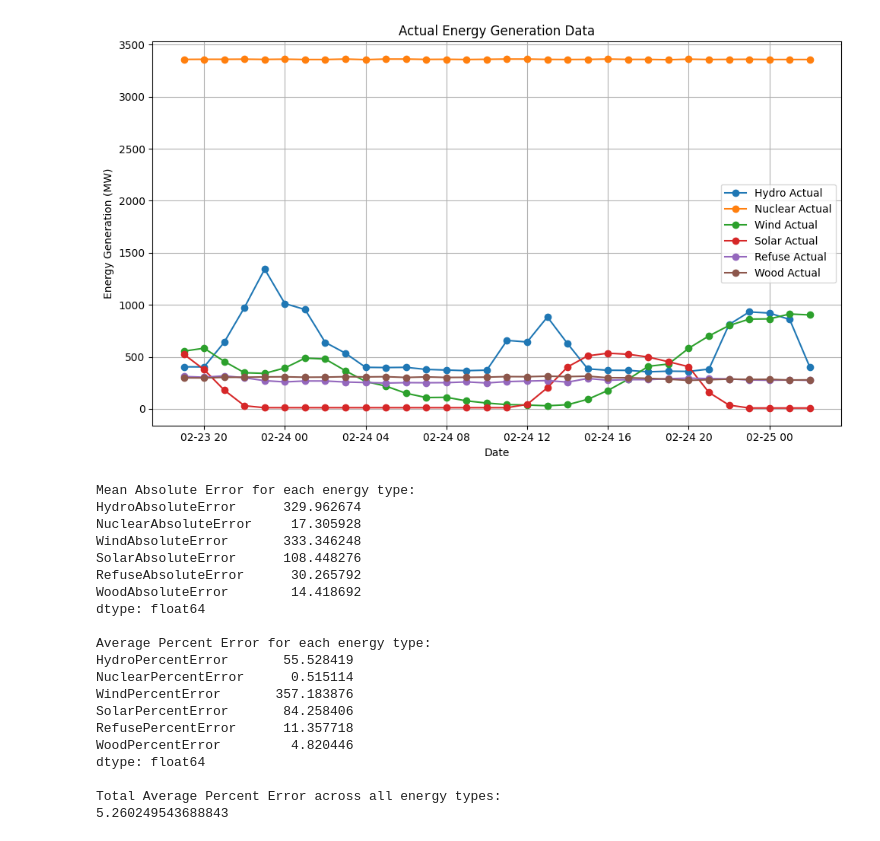
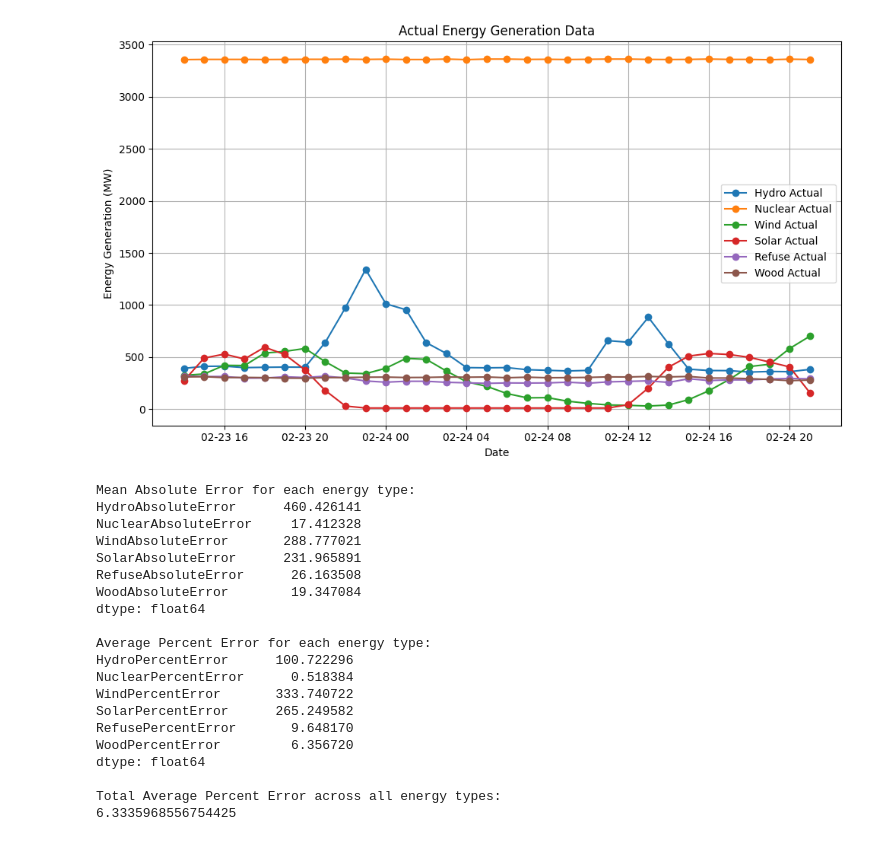
Before and after one commit to MatGBU/Senior-project, a Jupyter notebook: Working_Models/model_evaluator.ipynb, the cells around one changed output. Cells and saved outputs as stored; diff of their text form; code cells hidden in the pictures.

```diff
--- a/Working_Models/model_evaluator.ipynb
+++ b/Working_Models/model_evaluator.ipynb
@@ -13,7 +13,7 @@ results = []
 trainingdata = pd.read_csv('/Users/dltc2020/Documents/Senior-project/AutoCombine.csv')
 trainingdata['BeginDate'] = pd.to_datetime(trainingdata['BeginDate']).dt.tz_localize(None)
 output_df = pd.read_csv('/Users/dltc2020/Documents/Senior-project/energy_predictions_2025-02-24.csv')
-output_df['BeginDate'] = pd.to_datetime(output_df['BeginDate']).dt.tz_localize(None)
+output_df['BeginDate'] = pd.to_datetime(output_df['BeginDate']).dt.tz_localize(None) - pd.Timedelta(hours = 5)
 
 # Loop over each prediction row
 for _, pred_row in output_df.iterrows():
@@ -107,51 +107,51 @@ comparison_df['RefusePercentError'] = np.where(comparison_df['RefuseActual'] !=
                                                abs((comparison_df['RefusePrediction'] - comparison_df['RefuseActual']) / comparison_df['RefuseActual']) * 100,
                                                np.nan)
 comparison_df['WoodPercentError'] = np.where(comparison_df['WoodActual'] != 0,
                                              abs((comparison_df['WoodPrediction'] - comparison_df['WoodActual']) / comparison_df['WoodActual']) * 100,
                                              np.nan)
 
 # Calculate the mean absolute error for each energy type
 mean_absolute_errors = comparison_df[['HydroAbsoluteError', 'NuclearAbsoluteError', 'WindAbsoluteError',
                                       'SolarAbsoluteError', 'RefuseAbsoluteError', 'WoodAbsoluteError']].mean()
 
 # Calculate the average percent error for each energy type by averaging row-by-row percent errors
 avg_percent_errors = comparison_df[['HydroPercentError', 'NuclearPercentError', 'WindPercentError',
                                     'SolarPercentError', 'RefusePercentError', 'WoodPercentError']].mean()
 
 # Calculate the total average percent error across all energy types as a single measurement
 total_avg_percent_error = (
     abs(
         comparison_df[['HydroPrediction', 'NuclearPrediction', 'WindPrediction', 'SolarPrediction', 'RefusePrediction', 'WoodPrediction']].sum().sum() -
         comparison_df[['HydroActual', 'NuclearActual', 'WindActual', 'SolarActual', 'RefuseActual', 'WoodActual']].sum().sum()
     )
     / comparison_df[['HydroActual', 'NuclearActual', 'WindActual', 'SolarActual', 'RefuseActual', 'WoodActual']].sum().sum()
 ) * 100
 
 print("Mean Absolute Error for each energy type:")
 print(mean_absolute_errors)
 print("\nAverage Percent Error for each energy type:")
 print(avg_percent_errors)
 print("\nTotal Average Percent Error across all energy types:")
 print(total_avg_percent_error)
 # %% [output]
-[figure, old version]
+[figure, new version]
 Mean Absolute Error for each energy type:
-HydroAbsoluteError      329.962674
-NuclearAbsoluteError     17.305928
-WindAbsoluteError       333.346248
-SolarAbsoluteError      108.448276
-RefuseAbsoluteError      30.265792
-WoodAbsoluteError        14.418692
+HydroAbsoluteError      460.426141
+NuclearAbsoluteError     17.412328
+WindAbsoluteError       288.777021
+SolarAbsoluteError      231.965891
+RefuseAbsoluteError      26.163508
+WoodAbsoluteError        19.347084
 dtype: float64
 
 Average Percent Error for each energy type:
-HydroPercentError       55.528419
-NuclearPercentError      0.515114
-WindPercentError       357.183876
-SolarPercentError       84.258406
-RefusePercentError      11.357718
-WoodPercentError         4.820446
+HydroPercentError      100.722296
+NuclearPercentError      0.518384
+WindPercentError       333.740722
+SolarPercentError      265.249582
+RefusePercentError       9.648170
+WoodPercentError         6.356720
 dtype: float64
 
 Total Average Percent Error across all energy types:
-5.260249543688843
+6.3335968556754425
```
Also changed, not shown: 17 other files.
